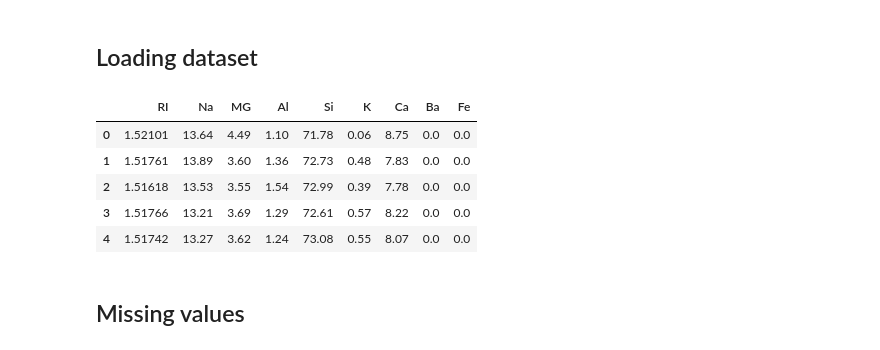
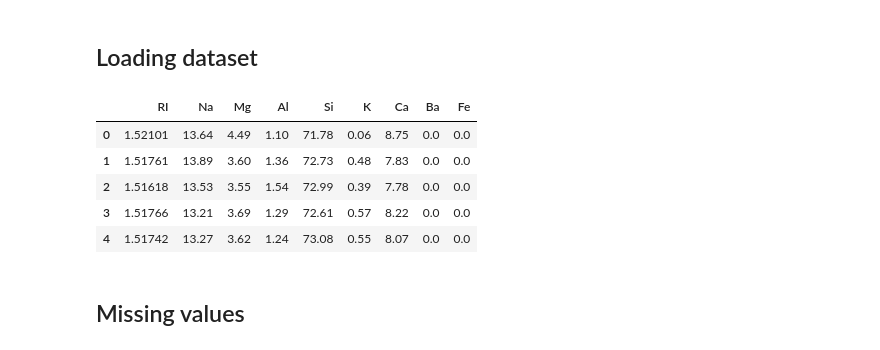
Before and after one commit to danielponikowski/Python, a Jupyter notebook: GlassDataset.ipynb, the cells around one changed output. Saved outputs shown, nothing was run; the diff lists cells and outputs as text; code cells hidden in the pictures.

```diff
--- a/GlassDataset.ipynb
+++ b/GlassDataset.ipynb
@@ -17,13 +17,13 @@ from xgboost import XGBClassifier
 # %% [markdown]
 ## Loading dataset
 # %%
-glass = pd.read_csv("glass.csv",names=["ID","RI","Na","MG","Al","Si","K","Ca","Ba","Fe","type"])
+glass = pd.read_csv("glass.csv",names=["ID","RI","Na","Mg","Al","Si","K","Ca","Ba","Fe","type"])
 target = glass["type"]
 glass = glass.drop(["ID"], axis=1)
 glass = glass.drop(["type"], axis=1)
 glass.head()
 # %% [output]
-|  | RI | Na | MG | Al | Si | K | Ca | Ba | Fe |
+|  | RI | Na | Mg | Al | Si | K | Ca | Ba | Fe |
 | 0 | 1.52101 | 13.64 | 4.49 | 1.10 | 71.78 | 0.06 | 8.75 | 0.0 | 0.0 |
 | 1 | 1.51761 | 13.89 | 3.60 | 1.36 | 72.73 | 0.48 | 7.83 | 0.0 | 0.0 |
 | 2 | 1.51618 | 13.53 | 3.55 | 1.54 | 72.99 | 0.39 | 7.78 | 0.0 | 0.0 |
```
Also changed, not shown: parts of 24 cells of this notebook, 1 other file.
